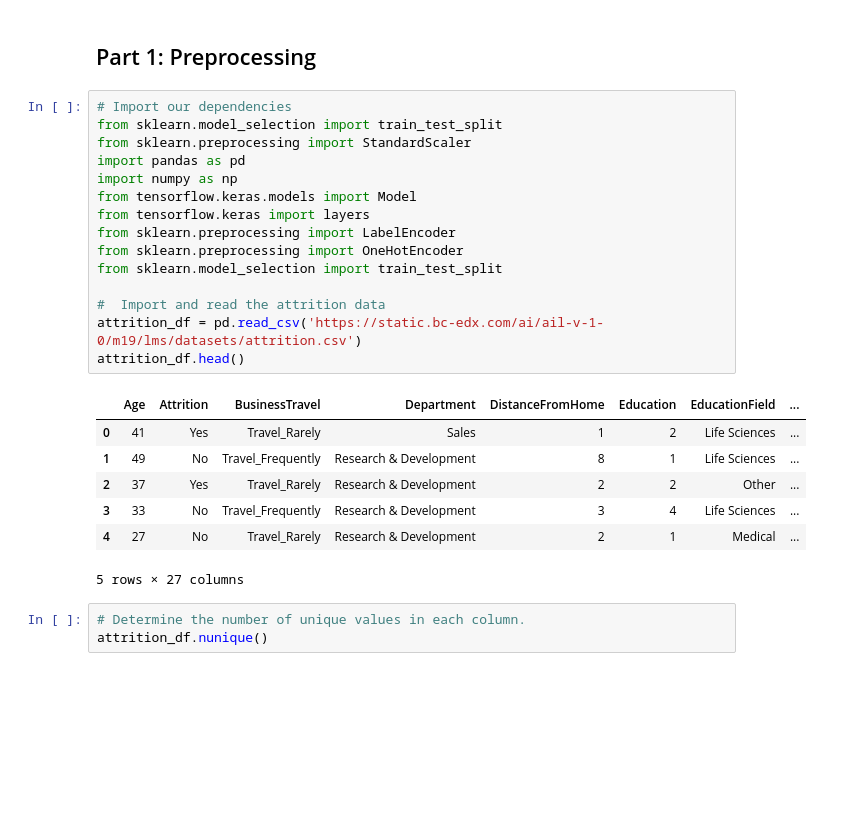
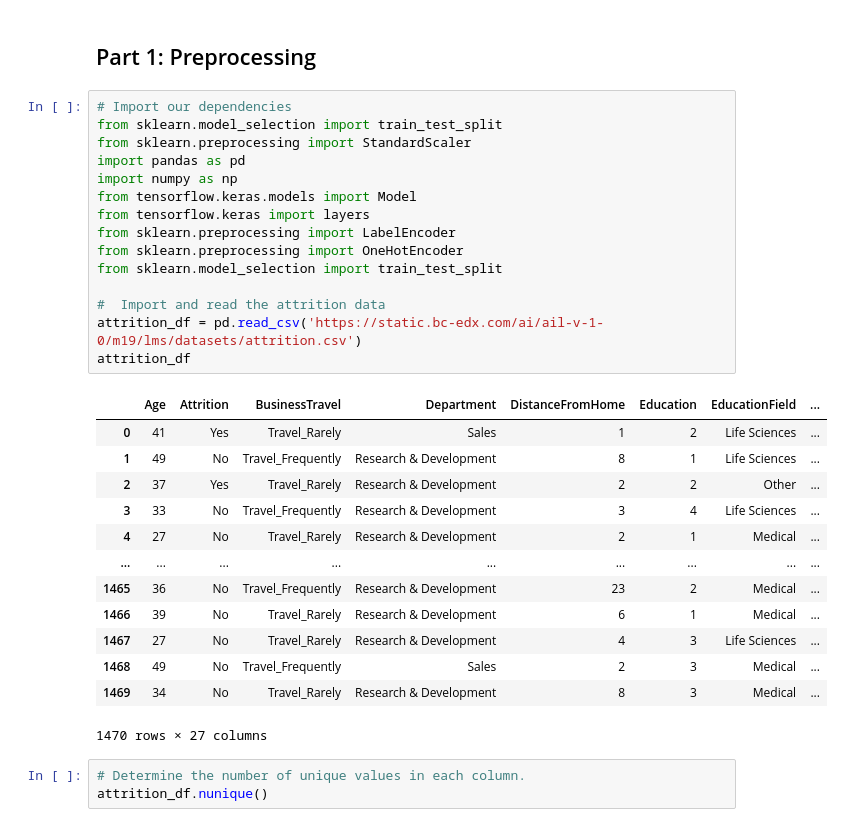
Before and after one commit to aVa7889/Attrition, a Jupyter notebook: attrition.ipynb, the cells around one changed output. Drawn from its saved outputs; the diff is of its cells as text; blank space fills up the shorter version.

```diff
--- a/attrition.ipynb
+++ b/attrition.ipynb
@@ -3,26 +3,32 @@
 # %%
 # Import our dependencies
 from sklearn.model_selection import train_test_split
 from sklearn.preprocessing import StandardScaler
 import pandas as pd
 import numpy as np
 from tensorflow.keras.models import Model
 from tensorflow.keras import layers
 from sklearn.preprocessing import LabelEncoder
 from sklearn.preprocessing import OneHotEncoder
 from sklearn.model_selection import train_test_split
 
 #  Import and read the attrition data
 attrition_df = pd.read_csv('https://static.bc-edx.com/ai/ail-v-1-0/m19/lms/datasets/attrition.csv')
-attrition_df.head()
+attrition_df
 # %% [output]
 |  | Age | Attrition | BusinessTravel | Department | DistanceFromHome | Education | EducationField | ... |
 | 0 | 41 | Yes | Travel_Rarely | Sales | 1 | 2 | Life Sciences | ... |
 | 1 | 49 | No | Travel_Frequently | Research & Development | 8 | 1 | Life Sciences | ... |
 | 2 | 37 | Yes | Travel_Rarely | Research & Development | 2 | 2 | Other | ... |
 | 3 | 33 | No | Travel_Frequently | Research & Development | 3 | 4 | Life Sciences | ... |
 | 4 | 27 | No | Travel_Rarely | Research & Development | 2 | 1 | Medical | ... |
+| ... | ... | ... | ... | ... | ... | ... | ... | ... |
+| 1465 | 36 | No | Travel_Frequently | Research & Development | 23 | 2 | Medical | ... |
+| 1466 | 39 | No | Travel_Rarely | Research & Development | 6 | 1 | Medical | ... |
+| 1467 | 27 | No | Travel_Rarely | Research & Development | 4 | 3 | Life Sciences | ... |
+| 1468 | 49 | No | Travel_Frequently | Sales | 2 | 3 | Medical | ... |
+| 1469 | 34 | No | Travel_Rarely | Research & Development | 8 | 3 | Medical | ... |
-5 rows × 27 columns
+1470 rows × 27 columns
 # %%
 # Determine the number of unique values in each column.
 attrition_df.nunique()
```
Also changed, not shown: parts of 26 cells of this notebook.
